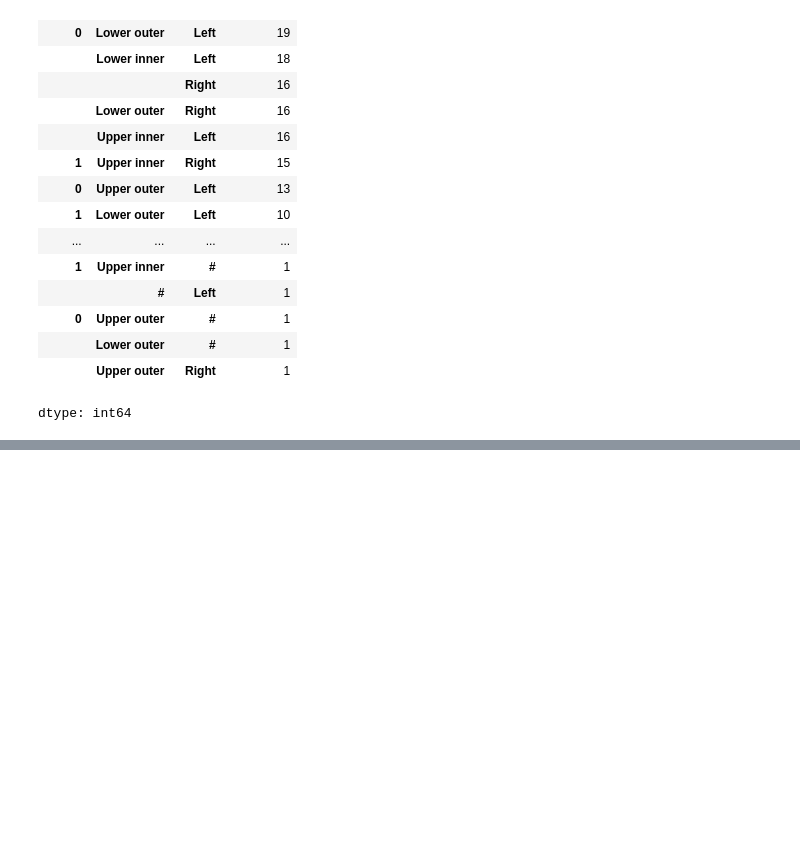
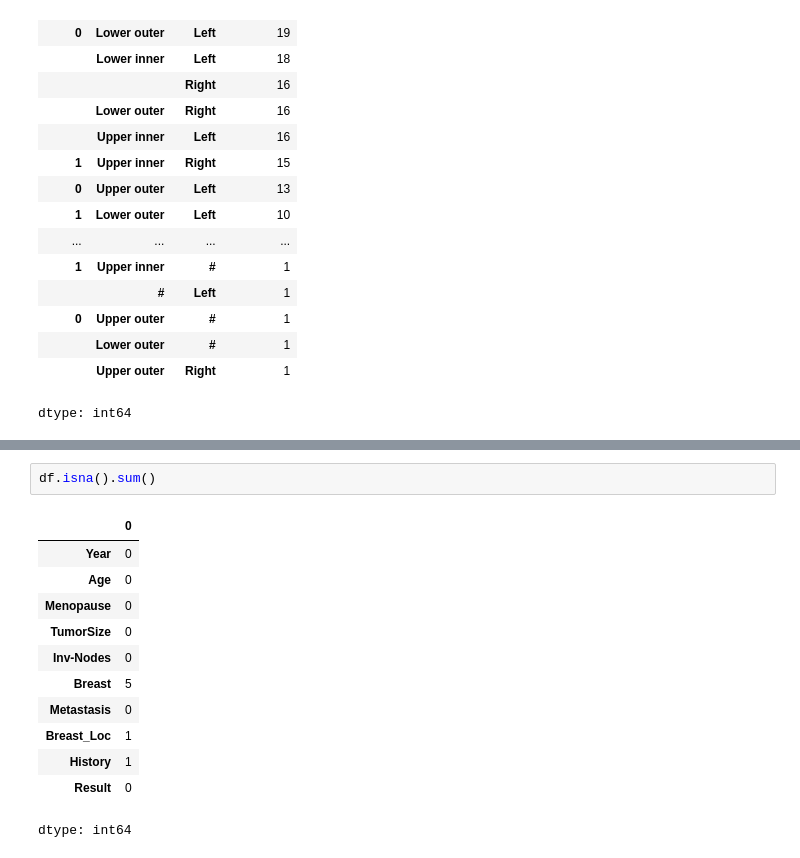
Before and after one commit to Eng-abdelhamed/Capstone-Project, a Jupyter notebook: breast_Cancer_.ipynb, the cells around one changed output, grey strips where cells are left out. Cells and saved outputs as stored; diff of their text form; blank space fills up the shorter version.

```diff
--- a/breast_Cancer_.ipynb
+++ b/breast_Cancer_.ipynb
@@ -238,0 +271,15 @@ df[df['Breast'] == '#']
+# %%
+df.isna().sum()
+# %% [output]
+|  | 0 |
+| Year | 0 |
+| Age | 0 |
+| Menopause | 0 |
+| TumorSize | 0 |
+| Inv-Nodes | 0 |
+| Breast | 5 |
+| Metastasis | 0 |
+| Breast_Loc | 1 |
+| History | 1 |
+| Result | 0 |
+dtype: int64
```
Also changed, not shown: parts of 8 cells of this notebook.
